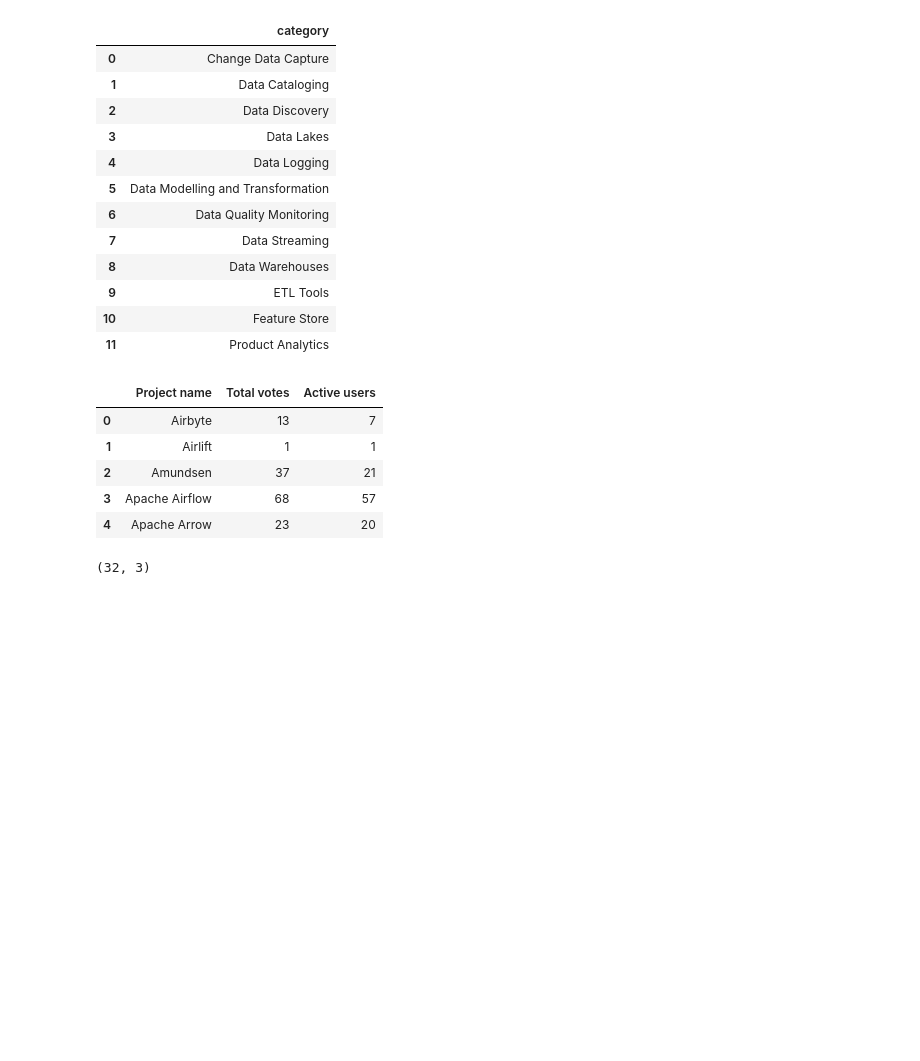
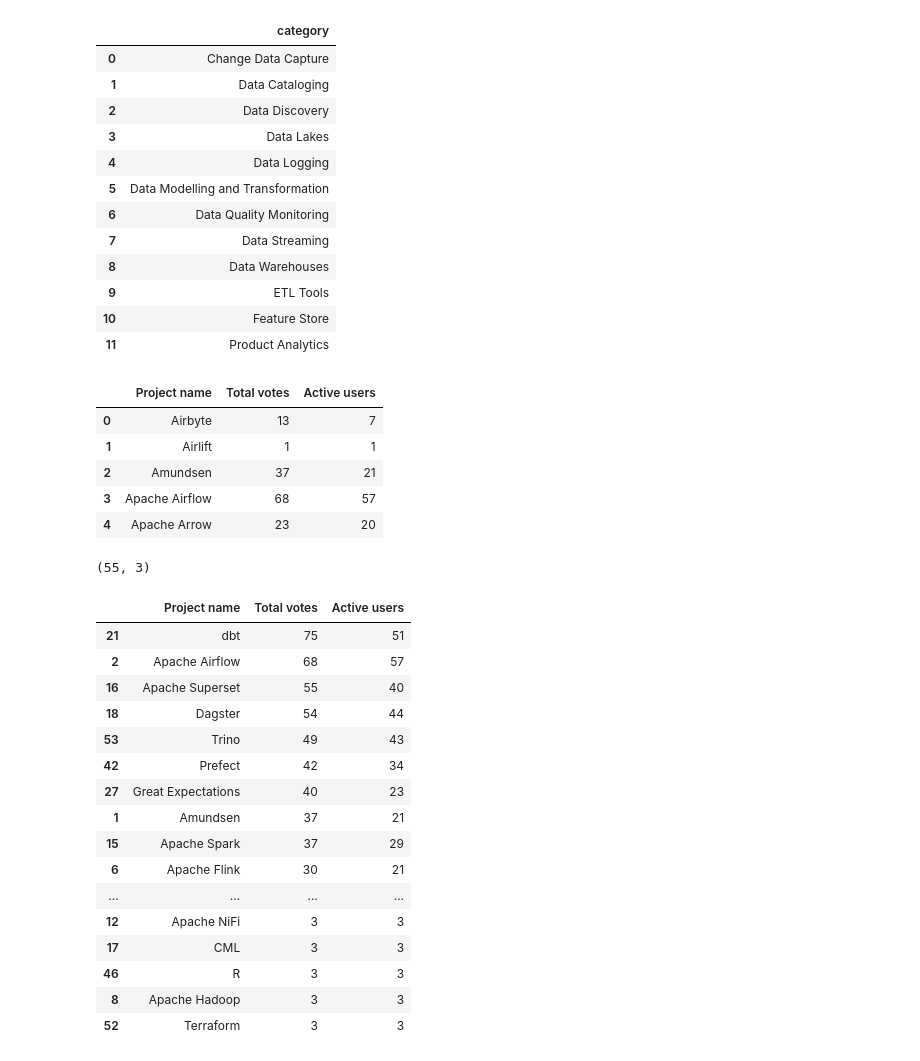
Before and after one commit to ledinhtrunghieu/diagrams, a Jupyter notebook: testssss.ipynb, the cells around one changed output. Cells and saved outputs as stored; diff of their text form; code cells hidden in the pictures; blank space fills up the shorter version.

```diff
--- a/testssss.ipynb
+++ b/testssss.ipynb
@@ -79,8 +79,27 @@ oss_df.head()
 | 3 | Apache Airflow | 68 | 57 |
 | 4 | Apache Arrow | 23 | 20 |
 # %%
-results = oss_df[oss_df['Active users'] > 5]
+results = oss_df[oss_df['Active users'] > 2]
+results.shape
+# %% [output]
+(55, 3)
-# %%
-results.shape
-# %% [output]
-(32, 3)
+# %%
+results.head(55).reset_index(drop=True).sort_values('Total votes',ascending=False)
+# %% [output]
+|  | Project name | Total votes | Active users |
+| 21 | dbt | 75 | 51 |
+| 2 | Apache Airflow | 68 | 57 |
+| 16 | Apache Superset | 55 | 40 |
+| 18 | Dagster | 54 | 44 |
+| 53 | Trino | 49 | 43 |
+| 42 | Prefect | 42 | 34 |
+| 27 | Great Expectations | 40 | 23 |
+| 1 | Amundsen | 37 | 21 |
+| 15 | Apache Spark | 37 | 29 |
+| 6 | Apache Flink | 30 | 21 |
+| ... | ... | ... | ... |
+| 12 | Apache NiFi | 3 | 3 |
+| 17 | CML | 3 | 3 |
+| 46 | R | 3 | 3 |
+| 8 | Apache Hadoop | 3 | 3 |
+| 52 | Terraform | 3 | 3 |
```
Also changed, not shown: 1 other file.
